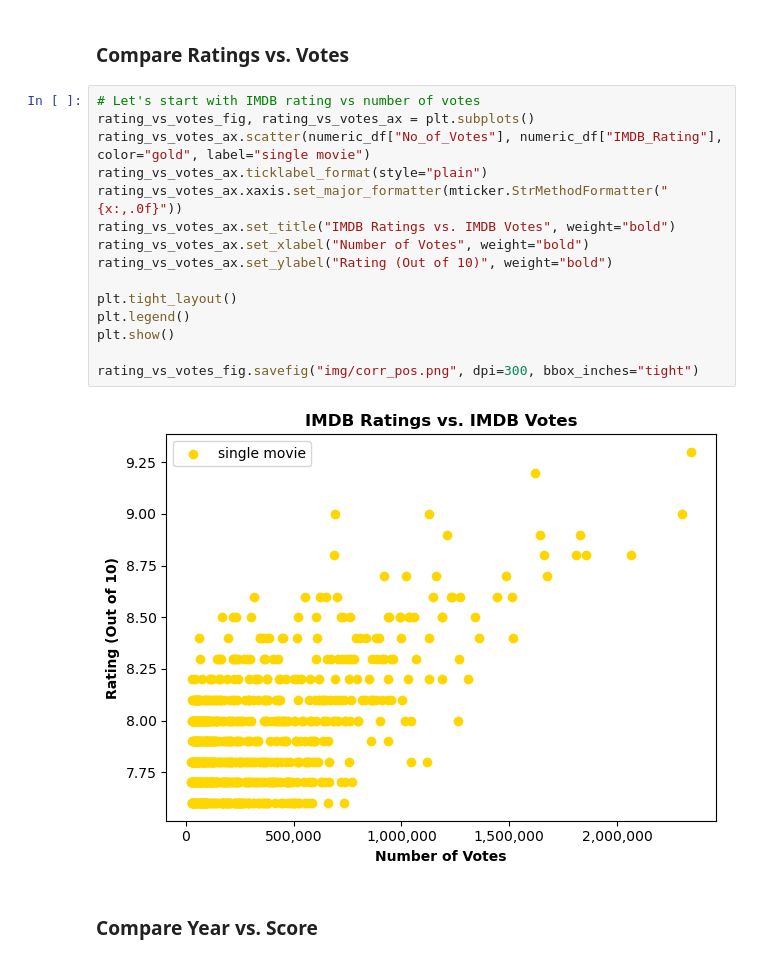
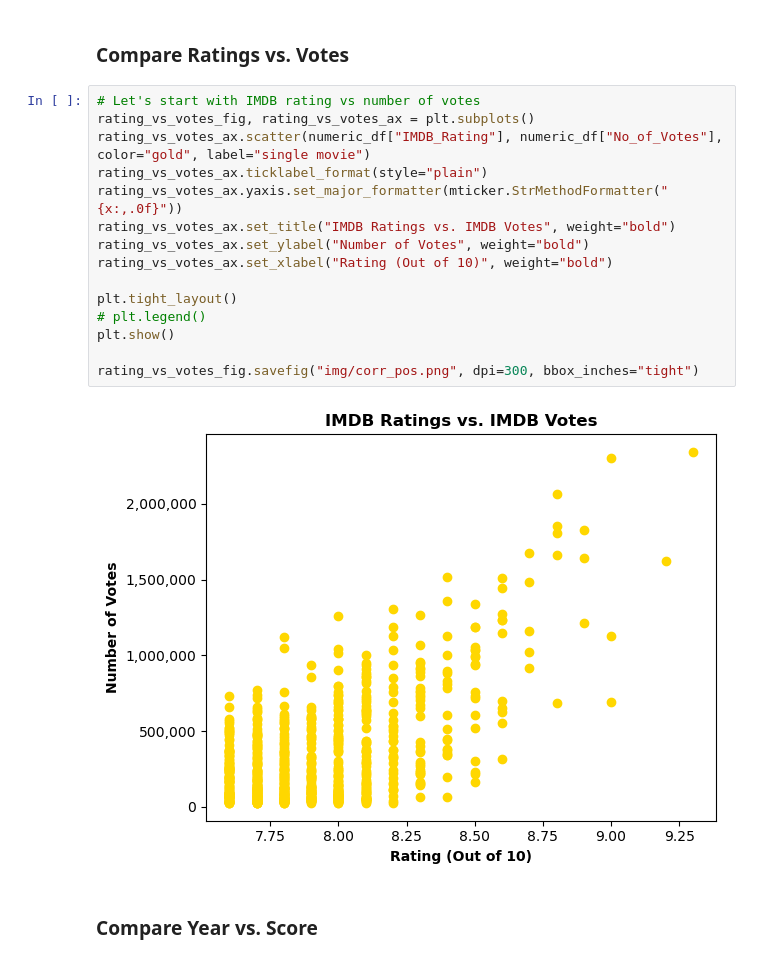
Before and after one commit to spc-kim/midterm_project, a Jupyter notebook: notebook.ipynb, the cells around one changed output. Cells and saved outputs as stored; diff of their text form.

```diff
--- a/notebook.ipynb
+++ b/notebook.ipynb
@@ -325,20 +325,20 @@ corr_fig.savefig("img/corr_bar.png", dpi=300, bbox_inches="tight")
 # %%
 # Let's start with IMDB rating vs number of votes
 rating_vs_votes_fig, rating_vs_votes_ax = plt.subplots()
-rating_vs_votes_ax.scatter(numeric_df["No_of_Votes"], numeric_df["IMDB_Rating"], color="gold", label="single movie")
+rating_vs_votes_ax.scatter(numeric_df["IMDB_Rating"], numeric_df["No_of_Votes"], color="gold", label="single movie")
 rating_vs_votes_ax.ticklabel_format(style="plain")
-rating_vs_votes_ax.xaxis.set_major_formatter(mticker.StrMethodFormatter("{x:,.0f}"))
+rating_vs_votes_ax.yaxis.set_major_formatter(mticker.StrMethodFormatter("{x:,.0f}"))
 rating_vs_votes_ax.set_title("IMDB Ratings vs. IMDB Votes", weight="bold")
-rating_vs_votes_ax.set_xlabel("Number of Votes", weight="bold")
-rating_vs_votes_ax.set_ylabel("Rating (Out of 10)", weight="bold")
+rating_vs_votes_ax.set_ylabel("Number of Votes", weight="bold")
+rating_vs_votes_ax.set_xlabel("Rating (Out of 10)", weight="bold")
 
 plt.tight_layout()
-plt.legend()
+# plt.legend()
 plt.show()
 
 rating_vs_votes_fig.savefig("img/corr_pos.png", dpi=300, bbox_inches="tight")
 # %% [output]
-[figure, old version]
+[figure, new version]
 # %% [markdown]
 ### Compare Year vs. Score
 # %%
```
Also changed, not shown: parts of 2 cells of this notebook, 4 other files.
